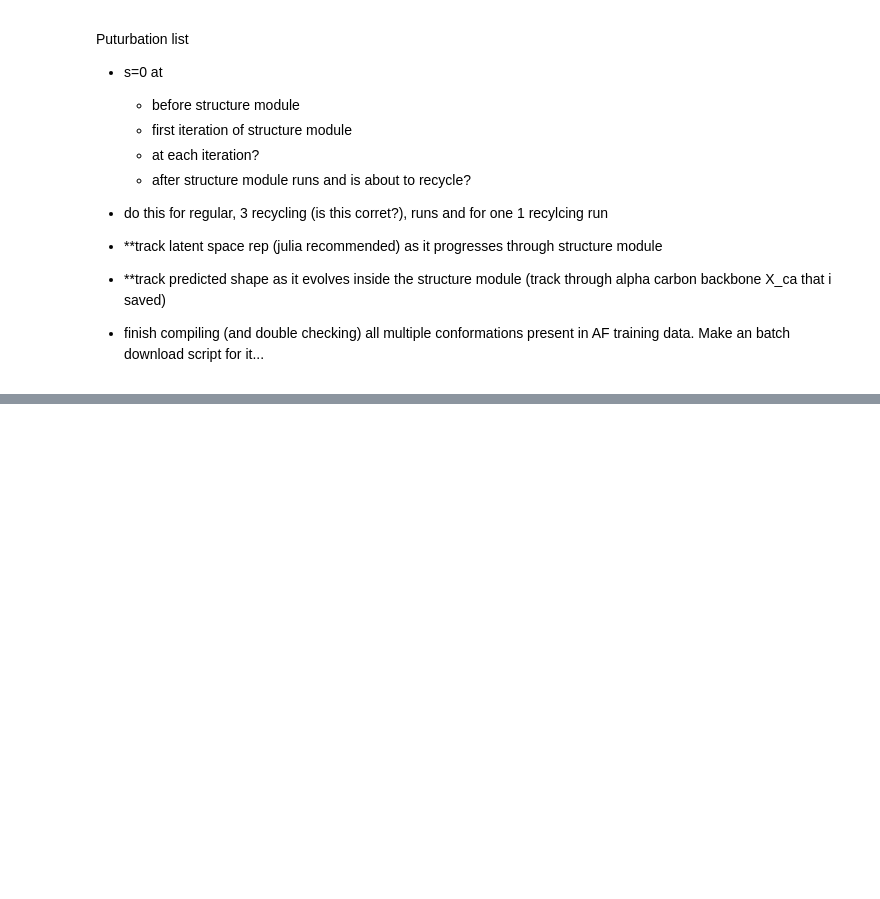
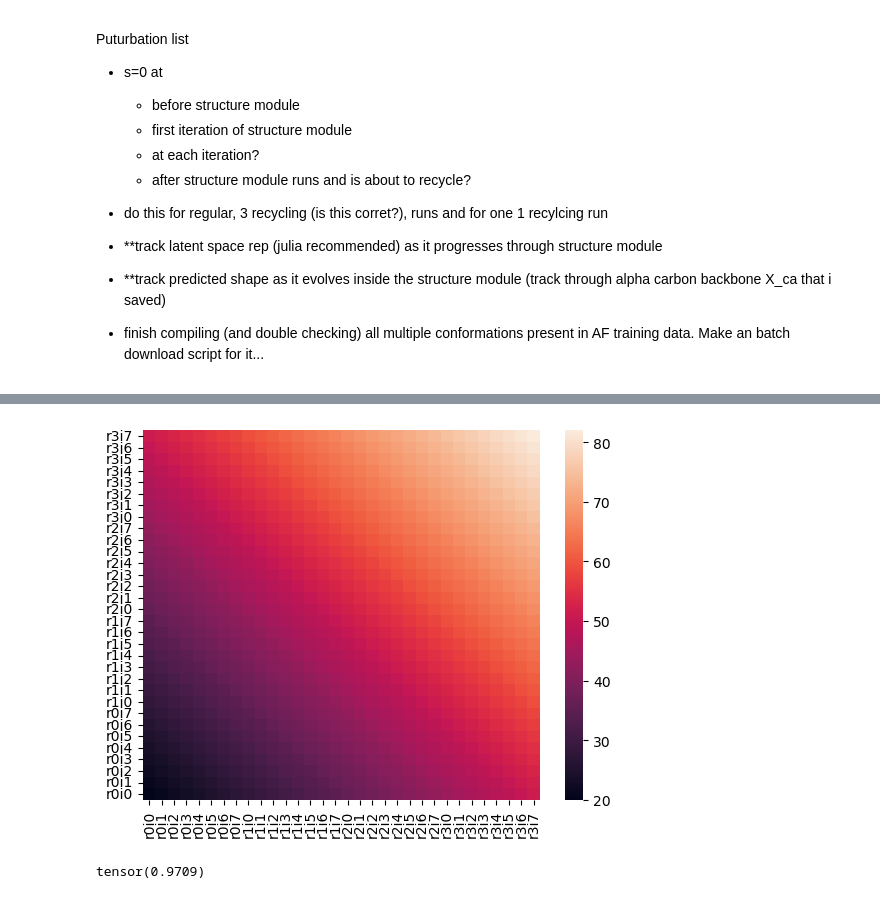
Before and after one commit to MichaelTrumbull/openfold-mt, a Jupyter notebook: personal-nbs/track_latent_space.ipynb, the cells around one changed output, grey strips where cells are left out. Drawn from its saved outputs; the diff is of its cells as text; code cells hidden in the pictures; blank space fills up the shorter version.

Commit message:
scripts to compute cosine similarity

```diff
--- a/personal-nbs/track_latent_space.ipynb
+++ b/personal-nbs/track_latent_space.ipynb
@@ -42,2 +48,10 @@ import os
 # %%
 LATENTSPACE_UNPERTURBED = "../data/taccruns/predictions-latentspace-unperturbed/"
+# %%
+data = np.empty([32,32])
+for r1 in range(4):
+    for i1 in range(8):
+        for r2 in range(4):
+            for i2 in range(8):
+                data[(r1*8)+i1, (r2*8)+i2] = (r1*8)+i1 + (r2*8)+i2 +20
+data
@@ -43,0 +66,6 @@ LATENTSPACE_UNPERTURBED = "../data/taccruns/predictions-latentspace-unperturbed/
+# %%
+lst_iterations = [f"r{r}i{i}" for r in range(4) for i in range(8)]
+ax = sns.heatmap(data, xticklabels = lst_iterations, yticklabels = lst_iterations, annot=False)
+ax.invert_yaxis()
+# %% [output]
+[figure, added]
@@ -43,0 +84,8 @@ LATENTSPACE_UNPERTURBED = "../data/taccruns/predictions-latentspace-unperturbed/
+# %%
+# test cosine
+t = torch.rand(4)
+t2 = torch.rand(4)
+cos = nn.CosineSimilarity(dim=0)#(dim=1, eps=1e-6)
+cos(t,t2)
+# %% [output]
+tensor(0.9709)
```
Also changed, not shown: parts of 6 cells of this notebook, 2 other files.
